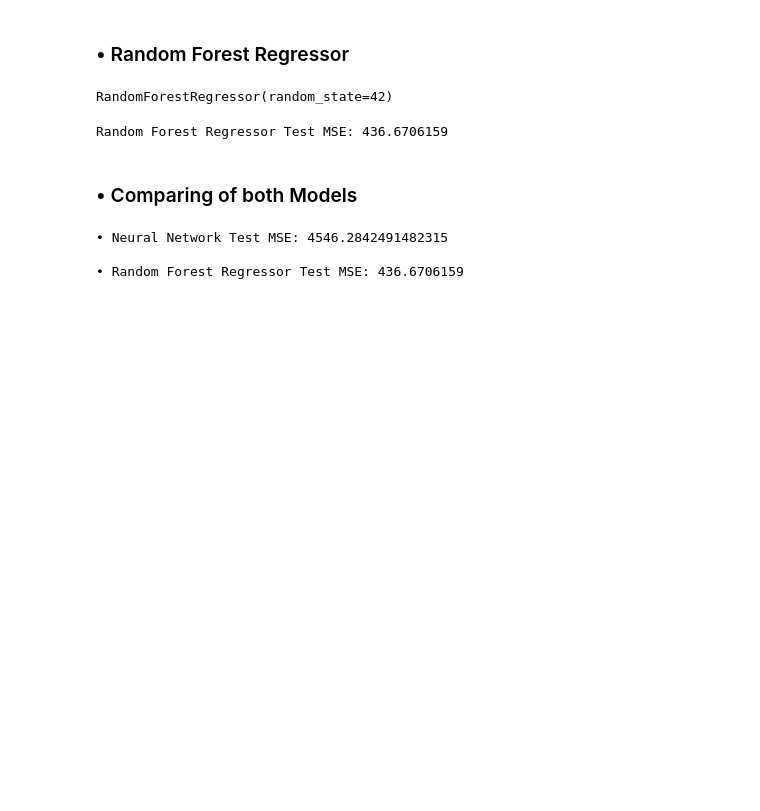
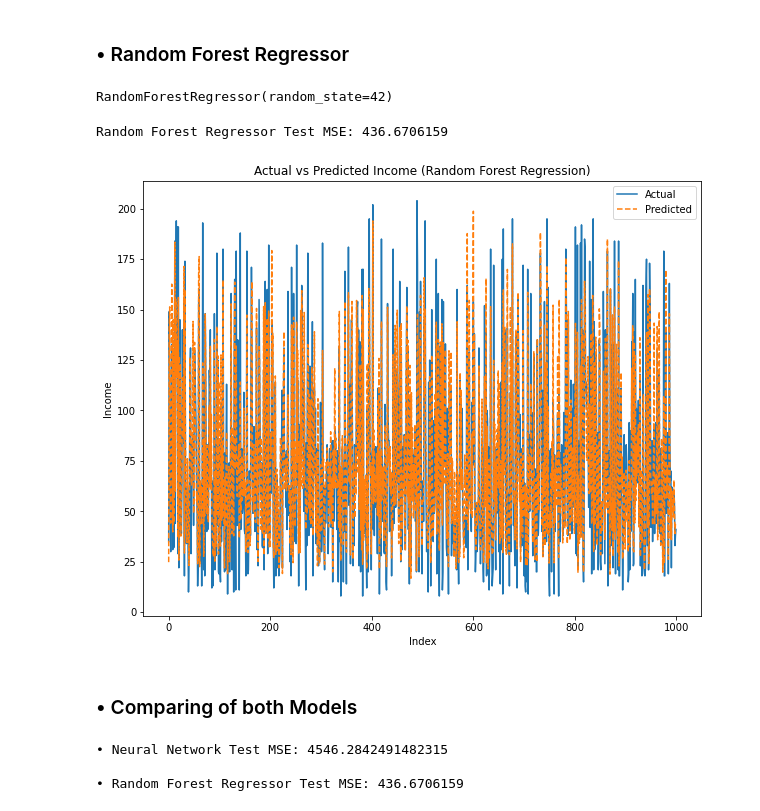
Before and after one commit to Awa25/ML_CA2, a Jupyter notebook: ChiaHuaLin_ML_CA2.ipynb, the cells around one changed output. Saved outputs shown, nothing was run; the diff lists cells and outputs as text; code cells hidden in the pictures; blank space fills up the shorter version.

```diff
--- a/ChiaHuaLin_ML_CA2.ipynb
+++ b/ChiaHuaLin_ML_CA2.ipynb
@@ -290,6 +300,18 @@ rf_mse = mean_squared_error(y_test, rf_predictions)
 print(f"Random Forest Regressor Test MSE: {rf_mse}")
 # %% [output]
 Random Forest Regressor Test MSE: 436.6706159
+# %%
+# Plot actual vs predicted values for Random Forest Regression
+plt.figure(figsize = (10, 8))
+plt.plot(y_test.values, label='Actual')
+plt.plot(rf_predictions, label='Predicted', linestyle='--')
+plt.title('Actual vs Predicted Income (Random Forest Regression)')
+plt.xlabel('Index')
+plt.ylabel('Income')
+plt.legend()
+plt.show()
+# %% [output]
+[figure, added]
 # %% [markdown]
 ### • Comparing of both Models
 # %%
```
Also changed, not shown: parts of 9 cells of this notebook.
